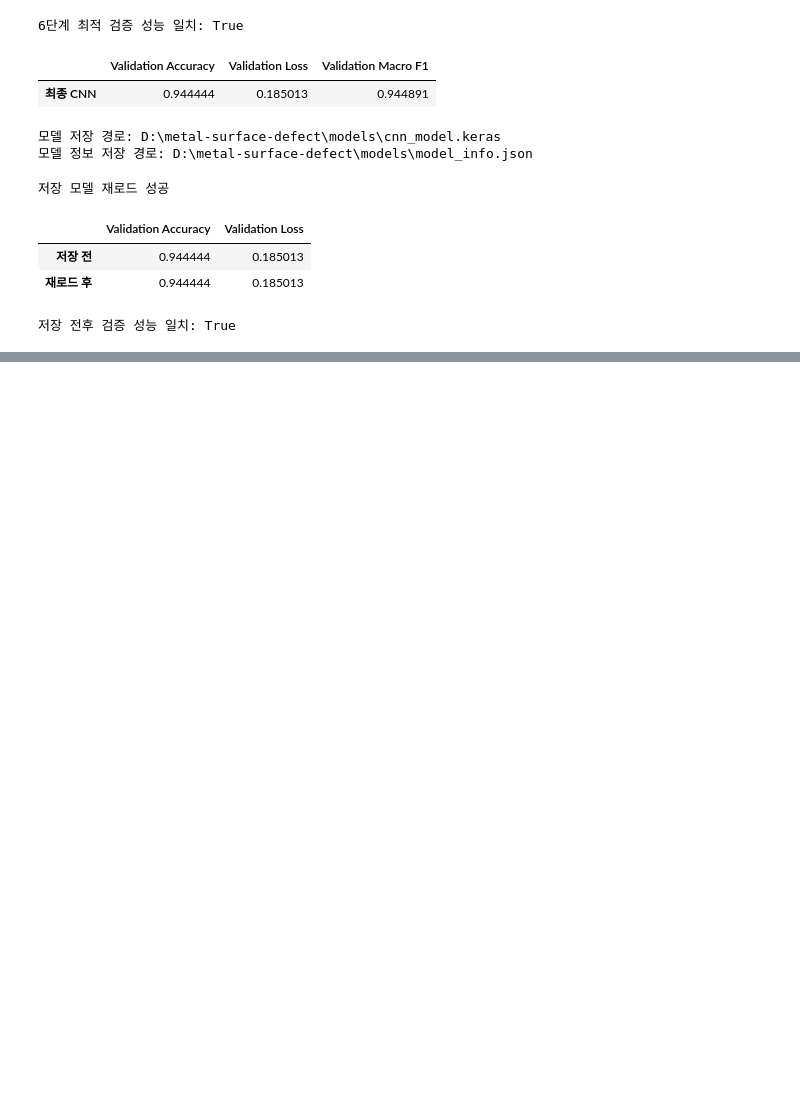
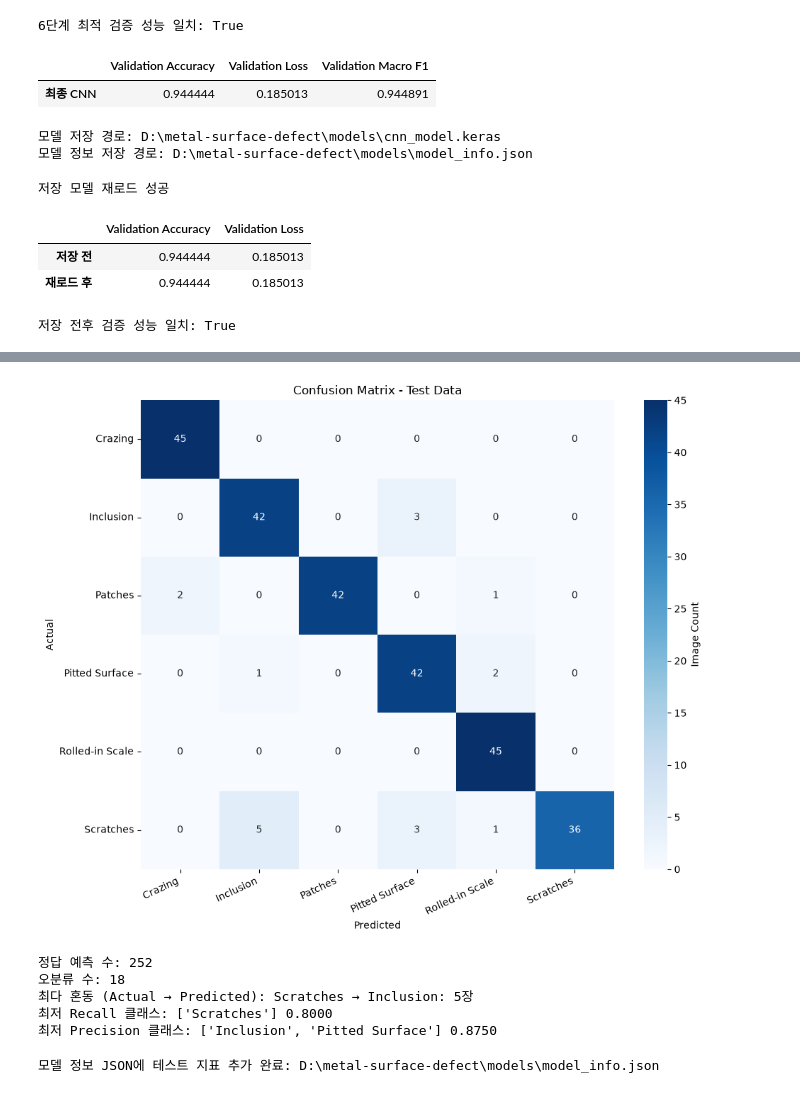
Before and after one commit to dkfjalsj/metal-surface-defect, a Jupyter notebook: metal_defect.ipynb, the cells around one changed output, grey strips where cells are left out. Saved outputs shown, nothing was run; the diff lists cells and outputs as text; code cells hidden in the pictures; blank space fills up the shorter version.

Commit message:
CNN 테스트 데이터 최종 평가 및 혼동행렬 시각화 추가

```diff
--- a/metal_defect.ipynb
+++ b/metal_defect.ipynb
@@ -960,0 +1056,60 @@ if not reload_matches:
+# %%
+# 고정된 6클래스 순서로 실제 예측 개수의 혼동행렬 계산함
+test_confusion = confusion_matrix(y_test, y_test_pred, labels=range(6))
+
+# 실제 클래스는 세로축과 예측 클래스는 가로축에 배치함
+plt.figure(figsize=(10, 8))
+sns.heatmap(
+    test_confusion, annot=True, fmt="d", cmap="Blues",
+    xticklabels=test_class_names, yticklabels=test_class_names,
+    cbar_kws={"label": "Image Count"},
+)
+plt.title("Confusion Matrix - Test Data")
+plt.xlabel("Predicted")
+plt.ylabel("Actual")
+plt.xticks(rotation=25, ha="right")
+plt.yticks(rotation=0)
+plt.tight_layout()
+
+# 혼동행렬을 PNG로 저장한 뒤 Notebook에 출력함
+plt.savefig(test_figure_dir / "confusion_matrix.png", dpi=150, bbox_inches="tight")
+plt.show()
+
+# 대각선 정답 수와 나머지 오분류 수 출력함
+test_correct = int(np.trace(test_confusion))
+test_incorrect = int(test_confusion.sum() - test_correct)
+print("정답 예측 수:", test_correct)
+print("오분류 수:", test_incorrect)
+
+# 정답 대각선을 제외하고 가장 많이 혼동한 방향별 클래스 조합 출력함
+confusion_errors = test_confusion.copy()
+np.fill_diagonal(confusion_errors, 0)
+max_confusion_count = int(confusion_errors.max())
+if max_confusion_count > 0:
+    for actual, predicted in np.argwhere(confusion_errors == max_confusion_count):
+        print(f"최다 혼동 (Actual → Predicted): {test_class_names[actual]} → {test_class_names[predicted]}: {max_confusion_count}장")
+
+# Recall과 Precision이 가장 낮은 클래스를 동률까지 포함하여 출력함
+lowest_recall = class_test_metrics["recall"].min()
+lowest_precision = class_test_metrics["precision"].min()
+print("최저 Recall 클래스:", class_test_metrics.index[class_test_metrics["recall"] == lowest_recall].tolist(), f"{lowest_recall:.4f}")
+print("최저 Precision 클래스:", class_test_metrics.index[class_test_metrics["precision"] == lowest_precision].tolist(), f"{lowest_precision:.4f}")
+# %% [output]
+[figure, added]
+정답 예측 수: 252
+오분류 수: 18
+최다 혼동 (Actual → Predicted): Scratches → Inclusion: 5장
+최저 Recall 클래스: ['Scratches'] 0.8000
+최저 Precision 클래스: ['Inclusion', 'Pitted Surface'] 0.8750
+# %%
+# 기존 모델 정보를 유지하면서 실제 테스트 지표 여섯 개만 추가함
+with test_info_path.open(encoding="utf-8") as file:
+    updated_model_info = json.load(file)
+updated_model_info.update(test_metrics)
+
+# 모델 파일은 다시 저장하지 않고 정보 JSON만 UTF-8로 갱신함
+with test_info_path.open("w", encoding="utf-8") as file:
+    json.dump(updated_model_info, file, ensure_ascii=False, indent=2)
+print("모델 정보 JSON에 테스트 지표 추가 완료:", test_info_path)
+# %% [output]
+모델 정보 JSON에 테스트 지표 추가 완료: D:\metal-surface-defect\models\model_info.json
```
Also changed, not shown: parts of 4 cells of this notebook, 3 other files.
